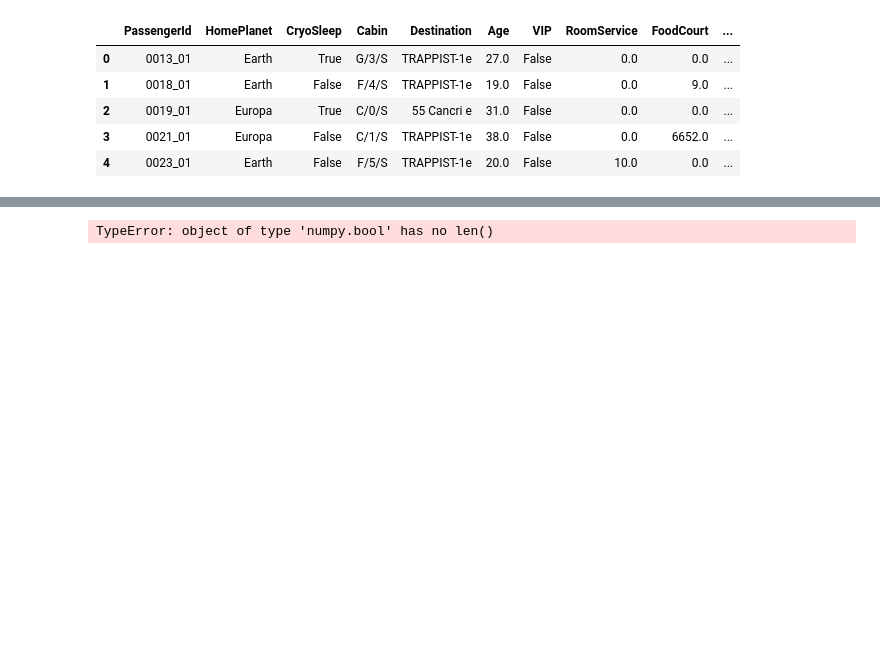
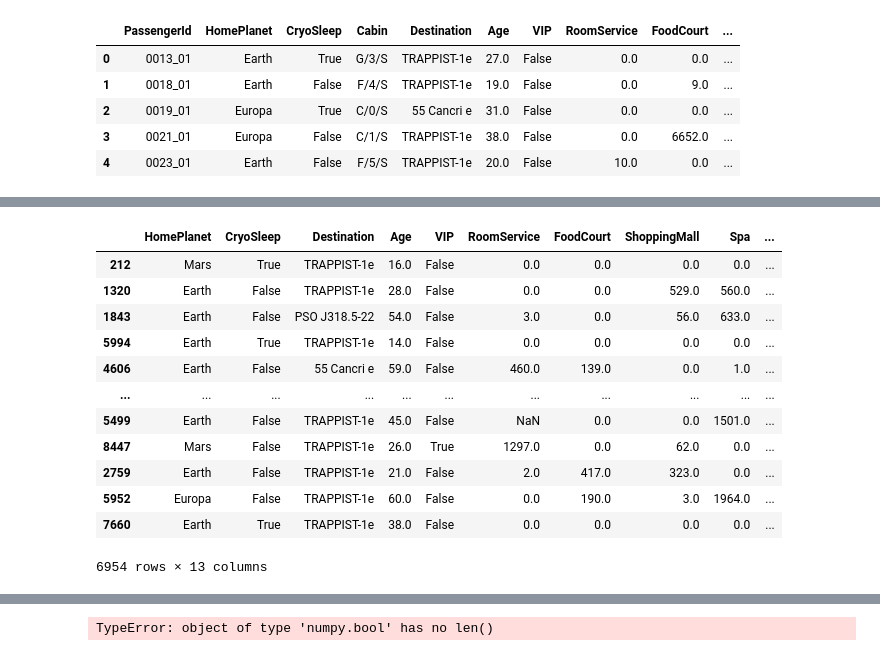
Before and after one commit to shafiqazam/Kaggle, a Jupyter notebook: Spaceship Titanic/main_ensemble.ipynb, the cells around one changed output, grey strips where cells are left out. Saved outputs shown, nothing was run; the diff lists cells and outputs as text; code cells hidden in the pictures; blank space fills up the shorter version.

```diff
--- a/Spaceship Titanic/main_ensemble.ipynb
+++ b/Spaceship Titanic/main_ensemble.ipynb
@@ -73,3 +78,19 @@ X_train, X_test, y_train, y_test = train_test_split(train_df_ori.drop(columns=['
 
 # D_train = xgb.DMatrix(X_train, label=y_train, enable_categorical=True)
 # D_test = xgb.DMatrix(X_test, label=y_test, enable_categorical=True)
+# %%
+X_train
+# %% [output]
+|  | HomePlanet | CryoSleep | Destination | Age | VIP | RoomService | FoodCourt | ShoppingMall | Spa | ... |
+| 212 | Mars | True | TRAPPIST-1e | 16.0 | False | 0.0 | 0.0 | 0.0 | 0.0 | ... |
+| 1320 | Earth | False | TRAPPIST-1e | 28.0 | False | 0.0 | 0.0 | 529.0 | 560.0 | ... |
+| 1843 | Earth | False | PSO J318.5-22 | 54.0 | False | 3.0 | 0.0 | 56.0 | 633.0 | ... |
+| 5994 | Earth | True | TRAPPIST-1e | 14.0 | False | 0.0 | 0.0 | 0.0 | 0.0 | ... |
+| 4606 | Earth | False | 55 Cancri e | 59.0 | False | 460.0 | 139.0 | 0.0 | 1.0 | ... |
+| ... | ... | ... | ... | ... | ... | ... | ... | ... | ... | ... |
+| 5499 | Earth | False | TRAPPIST-1e | 45.0 | False | NaN | 0.0 | 0.0 | 1501.0 | ... |
+| 8447 | Mars | False | TRAPPIST-1e | 26.0 | True | 1297.0 | 0.0 | 62.0 | 0.0 | ... |
+| 2759 | Earth | False | TRAPPIST-1e | 21.0 | False | 2.0 | 417.0 | 323.0 | 0.0 | ... |
+| 5952 | Europa | False | TRAPPIST-1e | 60.0 | False | 0.0 | 190.0 | 3.0 | 1964.0 | ... |
+| 7660 | Earth | True | TRAPPIST-1e | 38.0 | False | 0.0 | 0.0 | 0.0 | 0.0 | ... |
+6954 rows × 13 columns
```
Also changed, not shown: parts of 5 cells of this notebook, 2 other files.
